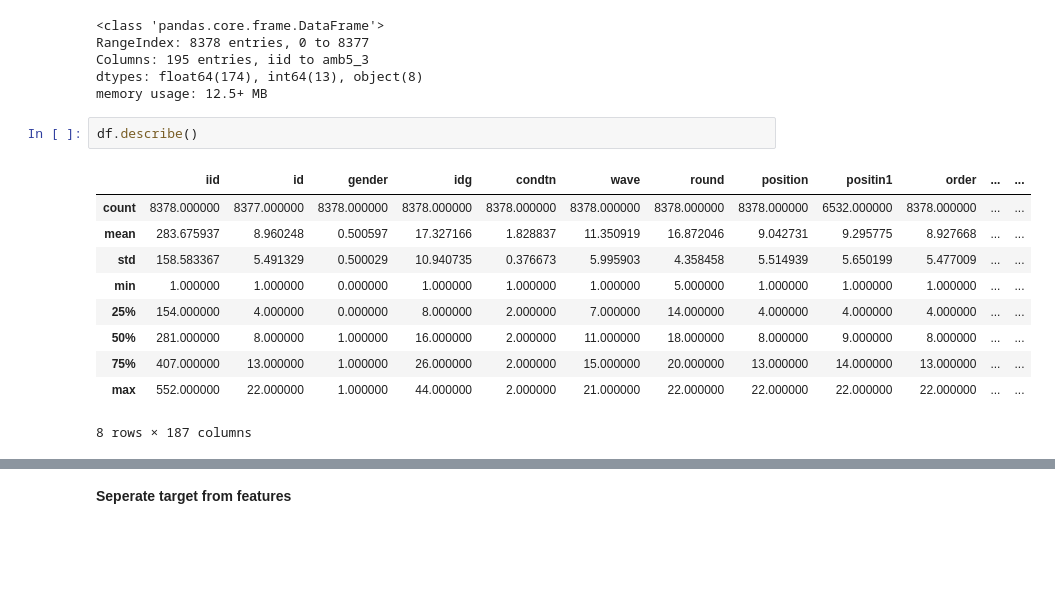
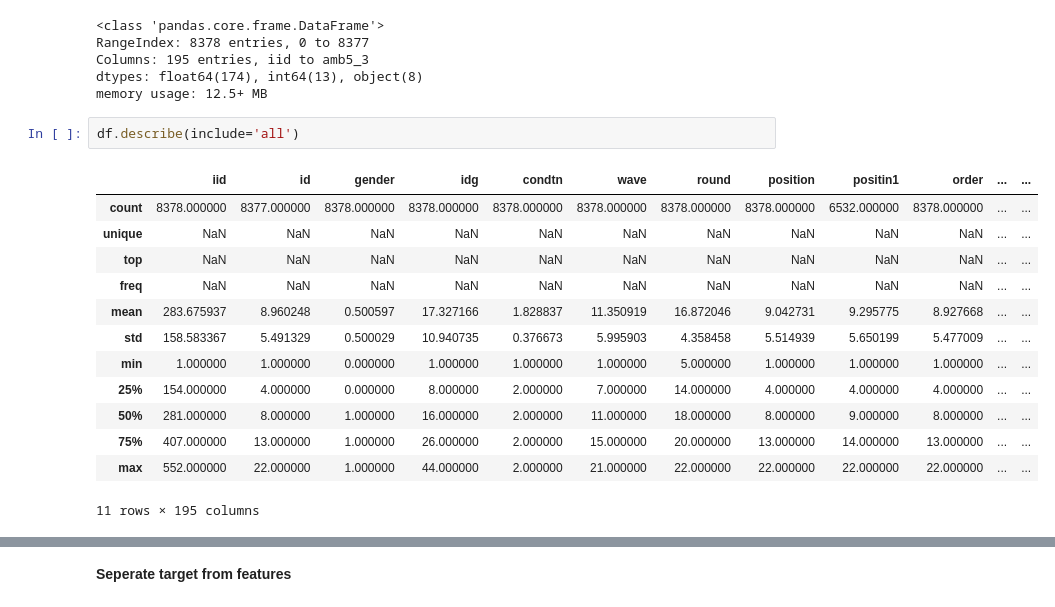
Before and after one commit to VinceKumar/Speed-Dating-Prediction, a Jupyter notebook: Speed-Dating-Prediction.ipynb, the cells around one changed output, grey strips where cells are left out. Drawn from its saved outputs; the diff is of its cells as text; blank space fills up the shorter version.

```diff
--- a/Speed-Dating-Prediction.ipynb
+++ b/Speed-Dating-Prediction.ipynb
@@ -43,10 +49,13 @@ Columns: 195 entries, iid to amb5_3
 dtypes: float64(174), int64(13), object(8)
 memory usage: 12.5+ MB
 # %%
-df.describe()
+df.describe(include='all')
 # %% [output]
 |  | iid | id | gender | idg | condtn | wave | round | position | positin1 | order | ... | ... |
 | count | 8378.000000 | 8377.000000 | 8378.000000 | 8378.000000 | 8378.000000 | 8378.000000 | 8378.000000 | 8378.000000 | 6532.000000 | 8378.000000 | ... | ... |
+| unique | NaN | NaN | NaN | NaN | NaN | NaN | NaN | NaN | NaN | NaN | ... | ... |
+| top | NaN | NaN | NaN | NaN | NaN | NaN | NaN | NaN | NaN | NaN | ... | ... |
+| freq | NaN | NaN | NaN | NaN | NaN | NaN | NaN | NaN | NaN | NaN | ... | ... |
 | mean | 283.675937 | 8.960248 | 0.500597 | 17.327166 | 1.828837 | 11.350919 | 16.872046 | 9.042731 | 9.295775 | 8.927668 | ... | ... |
 | std | 158.583367 | 5.491329 | 0.500029 | 10.940735 | 0.376673 | 5.995903 | 4.358458 | 5.514939 | 5.650199 | 5.477009 | ... | ... |
 | min | 1.000000 | 1.000000 | 0.000000 | 1.000000 | 1.000000 | 1.000000 | 5.000000 | 1.000000 | 1.000000 | 1.000000 | ... | ... |
@@ -54,4 +63,4 @@ df.describe()
 | 50% | 281.000000 | 8.000000 | 1.000000 | 16.000000 | 2.000000 | 11.000000 | 18.000000 | 8.000000 | 9.000000 | 8.000000 | ... | ... |
 | 75% | 407.000000 | 13.000000 | 1.000000 | 26.000000 | 2.000000 | 15.000000 | 20.000000 | 13.000000 | 14.000000 | 13.000000 | ... | ... |
 | max | 552.000000 | 22.000000 | 1.000000 | 44.000000 | 2.000000 | 21.000000 | 22.000000 | 22.000000 | 22.000000 | 22.000000 | ... | ... |
-8 rows × 187 columns
+11 rows × 195 columns
```
Also changed, not shown: parts of 44 cells of this notebook.
